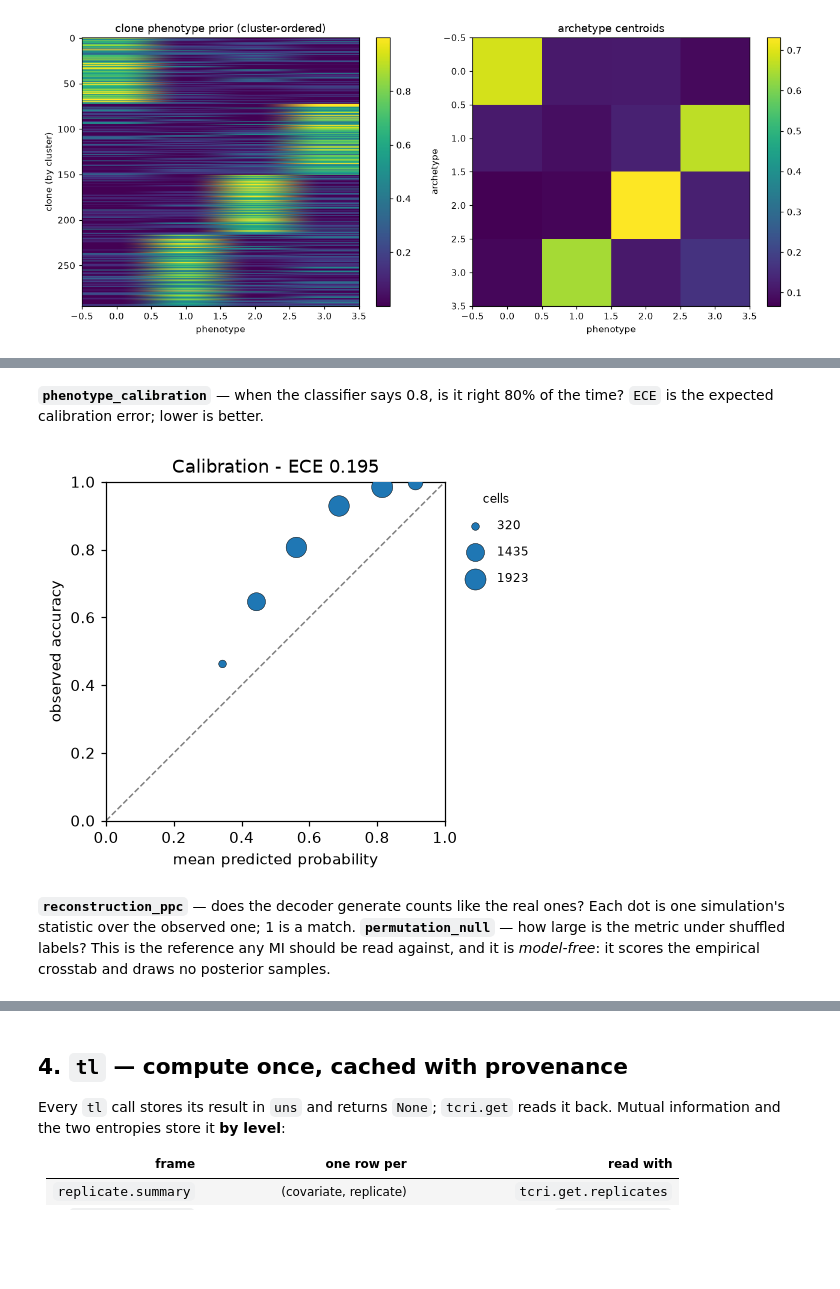
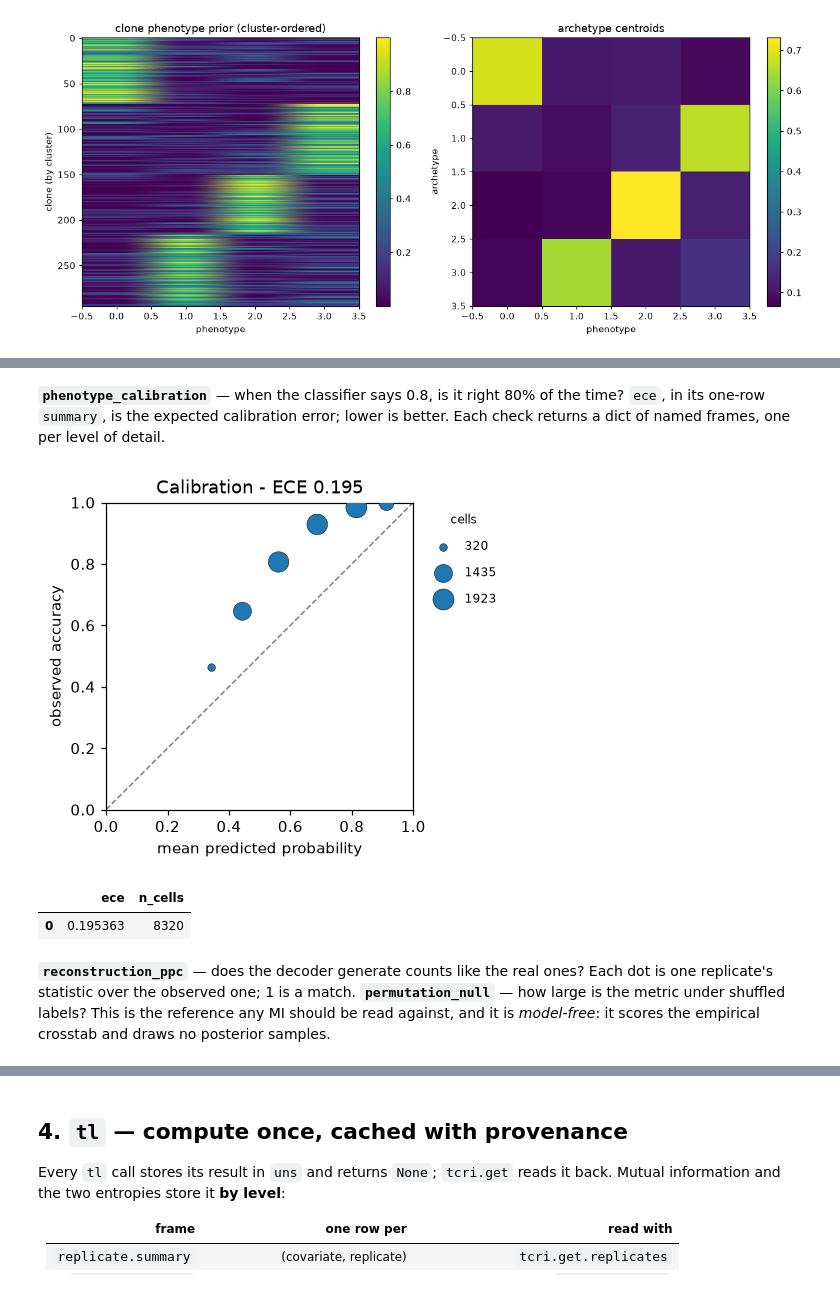
Before and after one commit to nceglia/tcri, a Jupyter notebook: examples/example.ipynb, the cells around one changed output, grey strips where cells are left out. Drawn from its saved outputs; the diff is of its cells as text; code cells hidden in the pictures; blank space fills up the shorter version.

```diff
--- a/examples/example.ipynb
+++ b/examples/example.ipynb
@@ -232,15 +234,19 @@ pre     0.128082
 Name: ks, dtype: float64
 # %% [markdown]
 **`phenotype_calibration`** — when the classifier says 0.8, is it right 80% of the time?
-`ECE` is the expected calibration error; lower is better.
+`ece`, in its one-row `summary`, is the expected calibration error; lower is better. Each
+check returns a dict of named frames, one per level of detail.
 # %%
 calib = tcri.diag.phenotype_calibration(adata, n_bins=8)
 plt.show()
+calib["summary"]
 # %% [output]
-[figure, old version]
+[figure, new version]
+|  | ece | n_cells |
+| 0 | 0.195363 | 8320 |
 # %% [markdown]
 **`reconstruction_ppc`** — does the decoder generate counts like the real ones? Each dot is
-one simulation's statistic over the observed one; 1 is a match.
+one replicate's statistic over the observed one; 1 is a match.
 **`permutation_null`** — how large is the metric under shuffled labels? This is the
 reference any MI should be read against, and it is *model-free*: it scores the empirical
 crosstab and draws no posterior samples.
```
Also changed, not shown: parts of 3 cells of this notebook, 12 other files.
